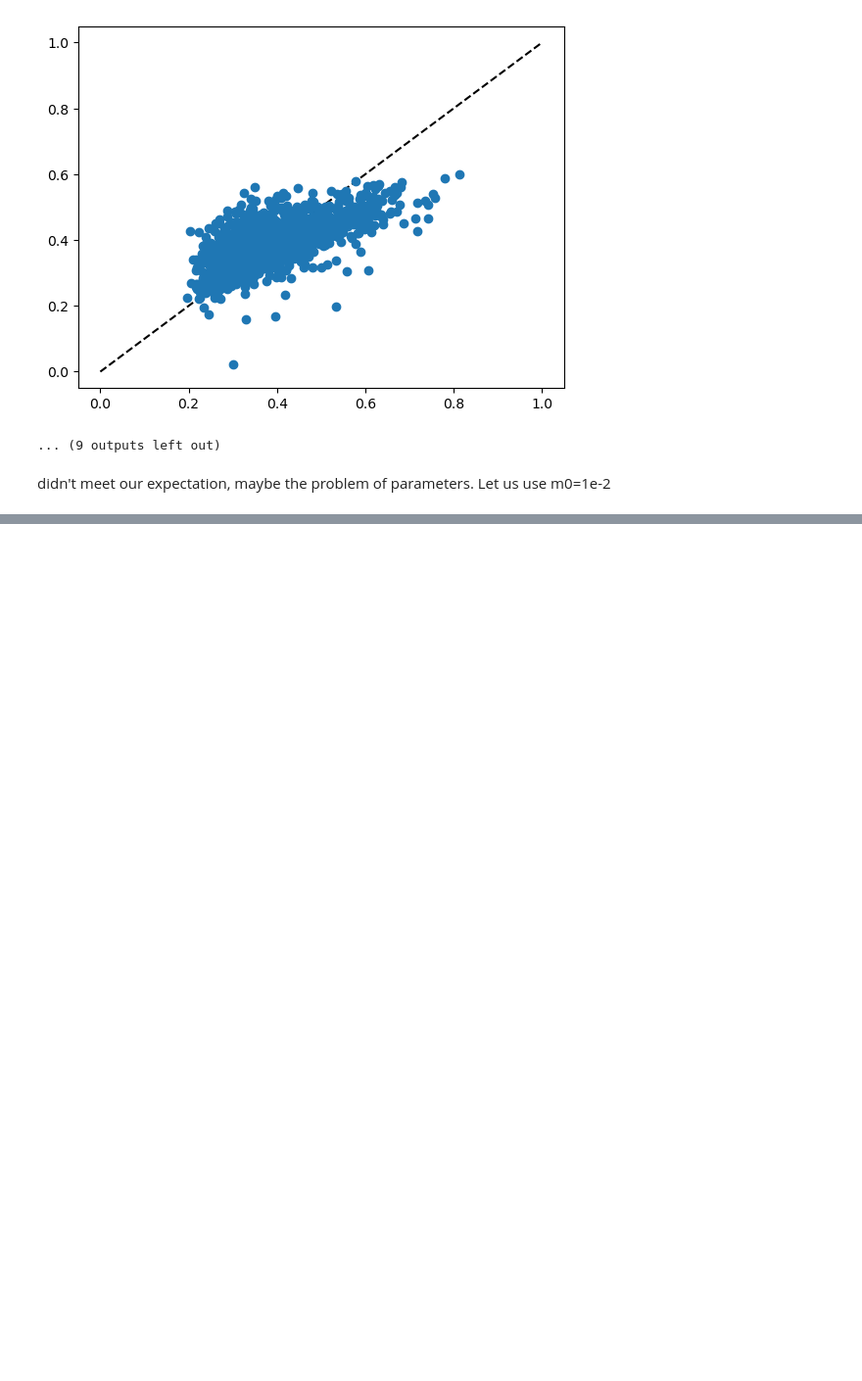
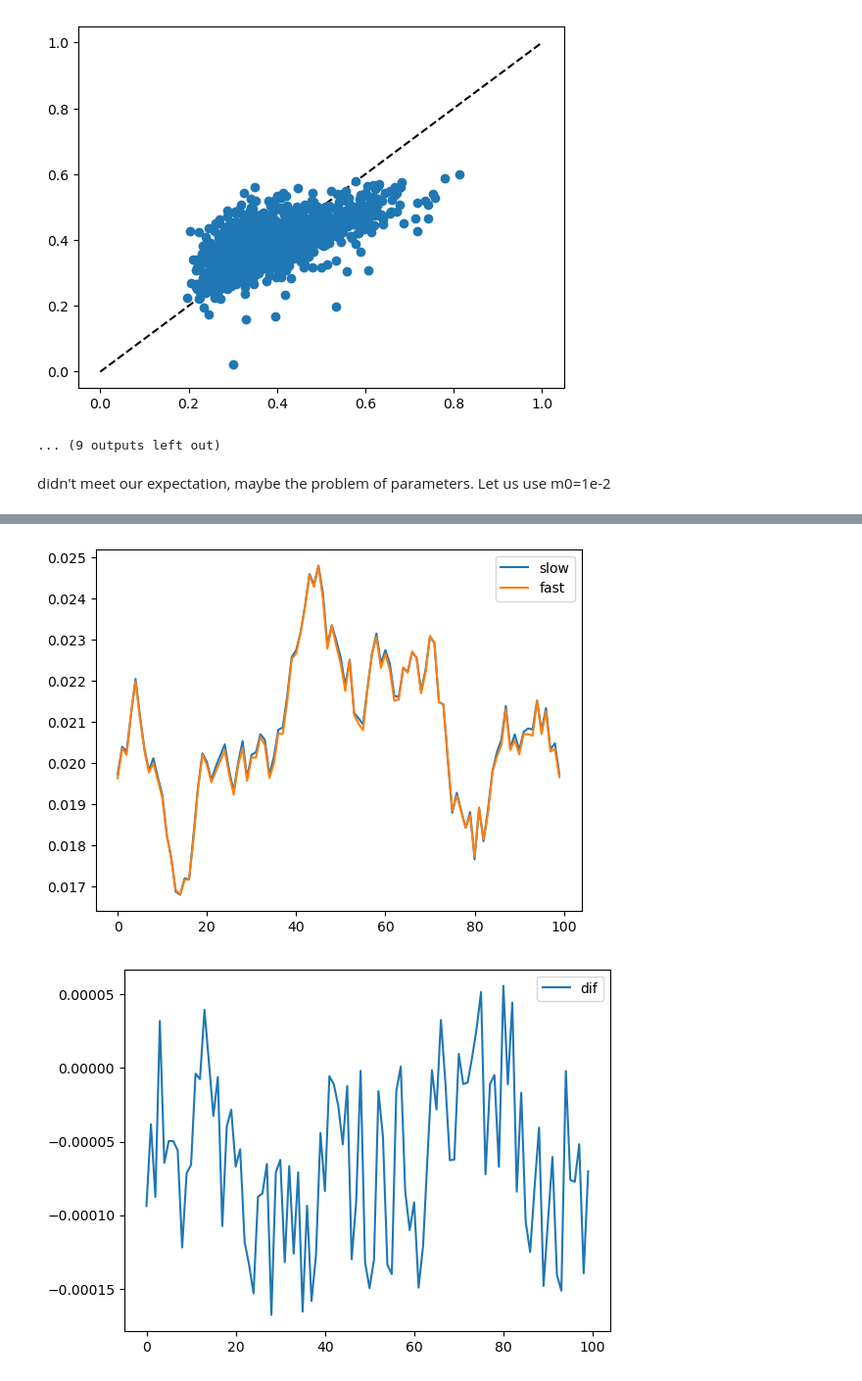
Before and after one commit to spintronic-computing-group/spnc, a Jupyter notebook: noisy.ipynb, the cells around one changed output, grey strips where cells are left out. Shown at 98% size. Saved outputs shown, nothing was run; the diff lists cells and outputs as text; code cells hidden in the pictures; blank space fills up the shorter version.

```diff
--- a/noisy.ipynb
+++ b/noisy.ipynb
@@ -1242,0 +1567,19 @@ Spacer NRMSE:0
+# %%
+spac = 50
+window = 100
+
+plt.figure()
+plt.plot(y_train_s[spac:spac+window],label='slow')
+plt.plot(y_train_f[spac:spac+window],label='fast')
+plt.legend()
+plt.show()
+
+dif = y_train_f - y_train_s
+plt.figure()
+plt.plot(dif[spac:spac+window],label='dif')
+plt.legend()
+
+plt.show()
+# %% [output]
+[figure, added]
+[figure, added]
```
Also changed, not shown: parts of 13 cells of this notebook.
